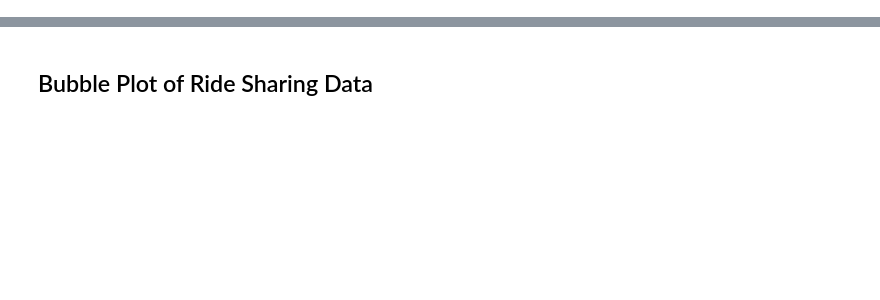
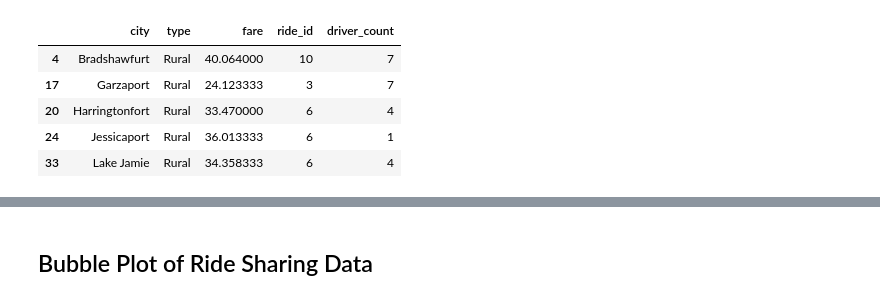
Before and after one commit to KristiBischoff/Start-Up-Analysis-with-Python-Matplotlib, a Jupyter notebook: RideSharingStartupAnalysis.ipynb, the cells around one changed output, grey strips where cells are left out. Cells and saved outputs as stored; diff of their text form; code cells hidden in the pictures; blank space fills up the shorter version.

```diff
--- a/RideSharingStartupAnalysis.ipynb
+++ b/RideSharingStartupAnalysis.ipynb
@@ -69,0 +123,10 @@ plt.scatter(Total_rides, Total_fare, marker="o", facecolors="red", edgecolors="b
+# %%
+pdrural = mergedriverridefare_pd[mergedriverridefare_pd['type'].isin(['Rural'])]
+pdrural.head()
+# %% [output]
+|  | city | type | fare | ride_id | driver_count |
+| 4 | Bradshawfurt | Rural | 40.064000 | 10 | 7 |
+| 17 | Garzaport | Rural | 24.123333 | 3 | 7 |
+| 20 | Harringtonfort | Rural | 33.470000 | 6 | 4 |
+| 24 | Jessicaport | Rural | 36.013333 | 6 | 1 |
+| 33 | Lake Jamie | Rural | 34.358333 | 6 | 4 |
```
Also changed, not shown: parts of 26 cells of this notebook.
